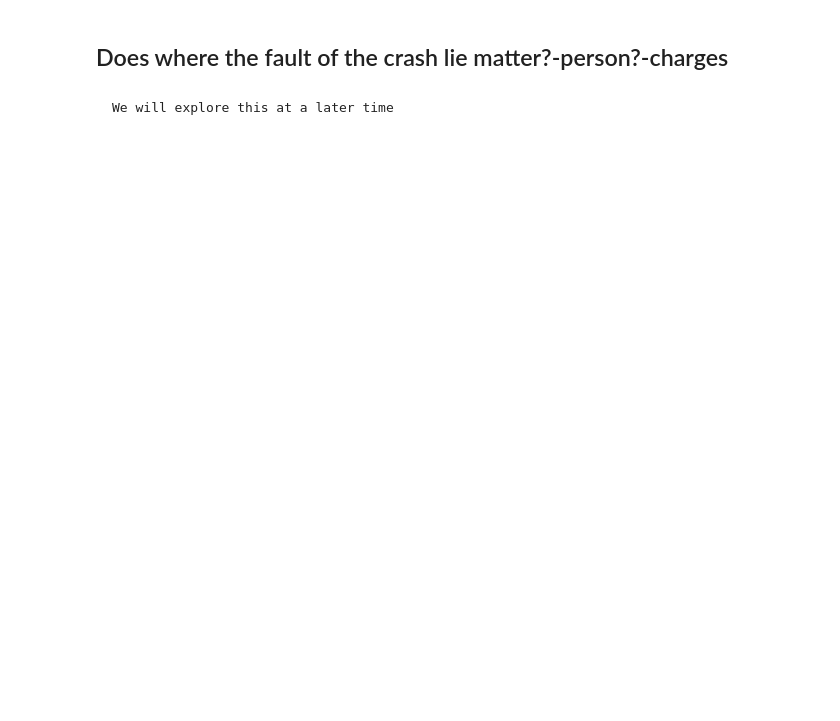
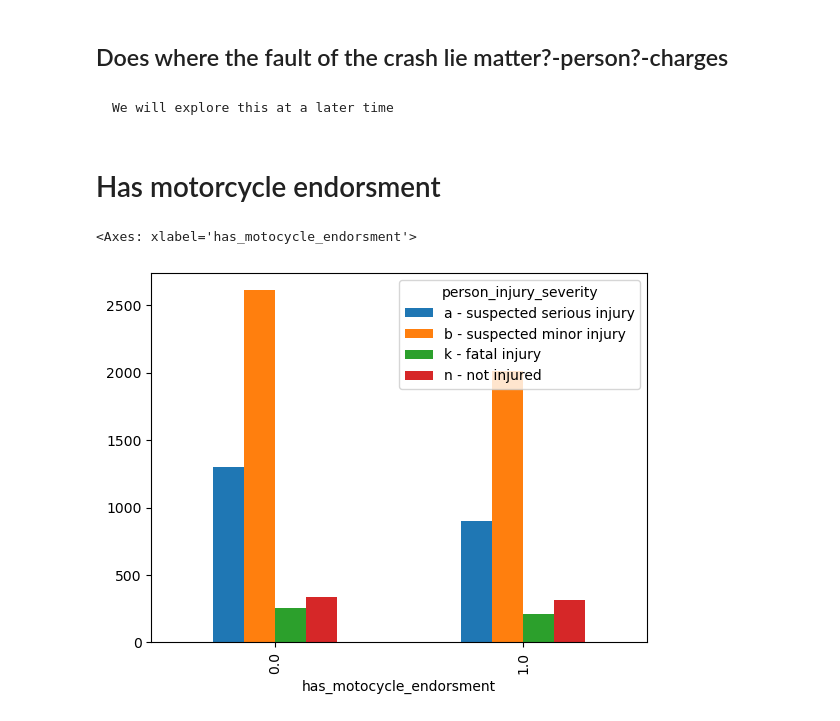
Before and after one commit to tex-wrex/tex-wrex, a Jupyter notebook: Fermin/explore.ipynb, the cells around one changed output. Cells and saved outputs as stored; diff of their text form; code cells hidden in the pictures; blank space fills up the shorter version.

```diff
--- a/Fermin/explore.ipynb
+++ b/Fermin/explore.ipynb
@@ -201,3 +222,10 @@ Degrees of freedom: 237
 ## Does where the fault of the crash lie matter?-person?-charges
 # %% [markdown]
     We will explore this at a later time
+# %% [markdown]
+# Has motorcycle endorsment
+# %%
+pd.crosstab(train.has_motocycle_endorsment, train.person_injury_severity).plot(kind='bar')
+# %% [output]
+<Axes: xlabel='has_motocycle_endorsment'>
+[figure, added]
```
Also changed, not shown: parts of 8 cells of this notebook, 3 other files.
